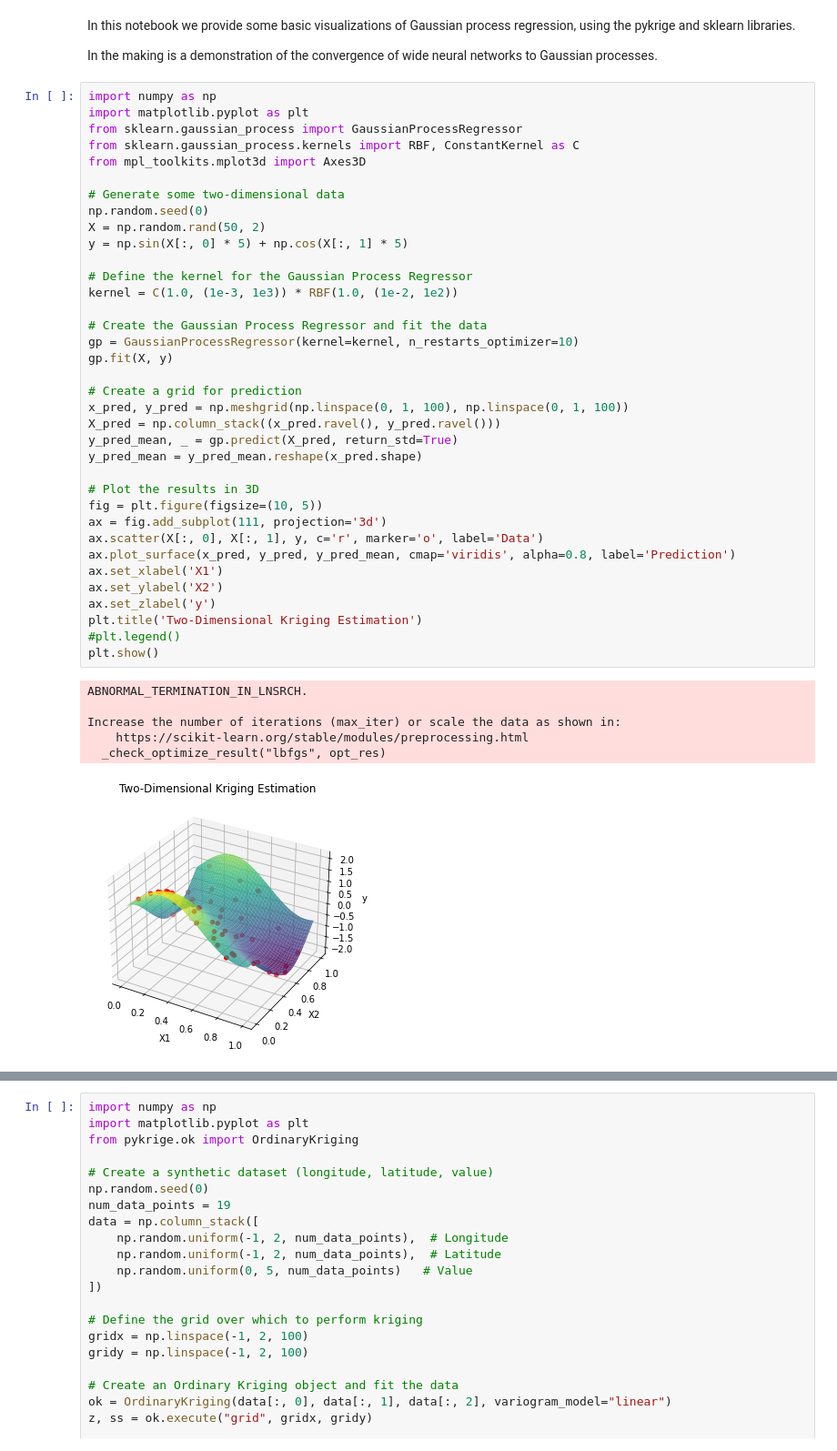
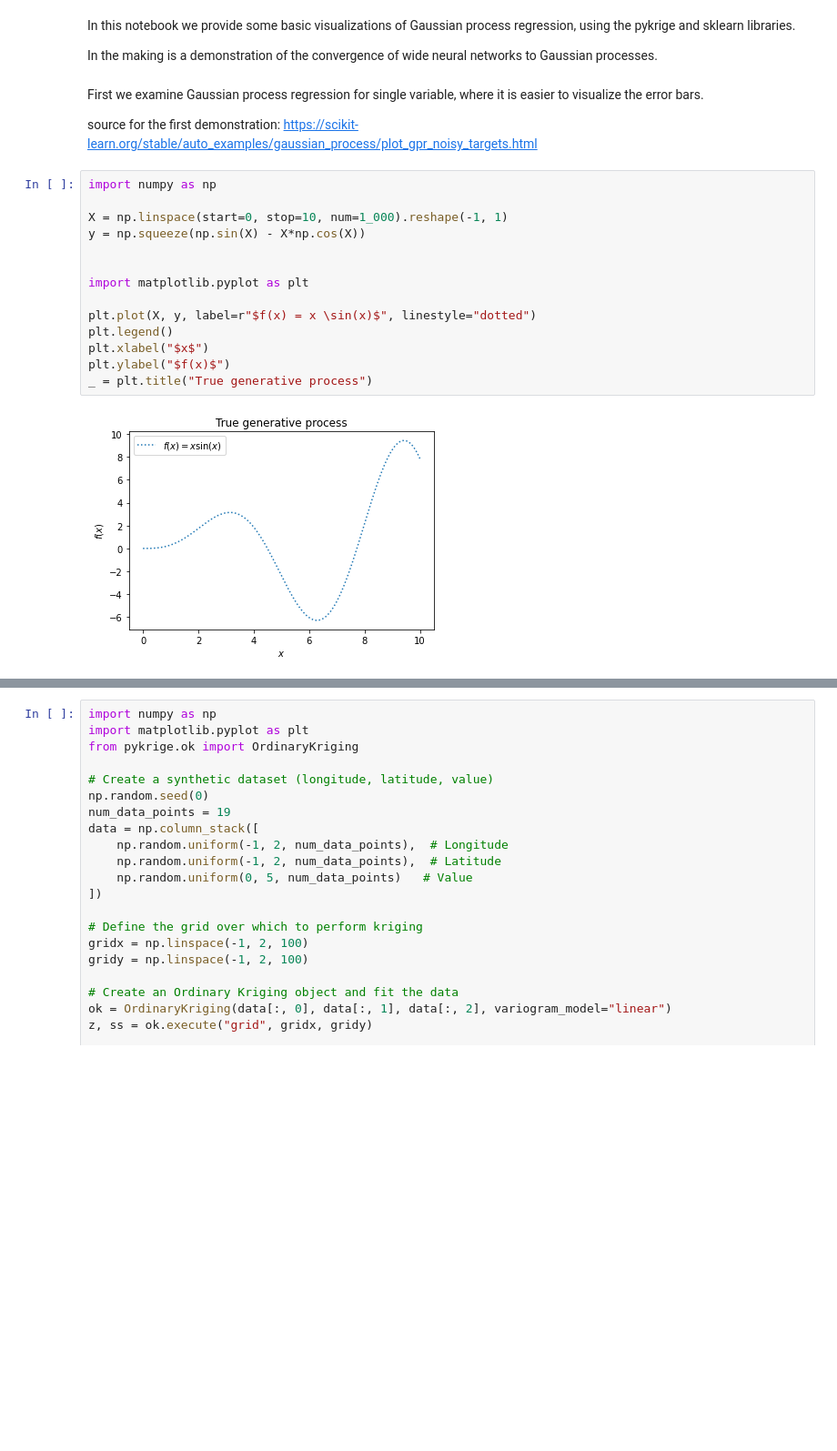
Before and after one commit to njbergam/regression-on-ice-LectureNotes, a Jupyter notebook: 3-gaussian.ipynb, the cells around one changed output, grey strips where cells are left out. Shown at 91% size. Saved outputs shown, nothing was run; the diff lists cells and outputs as text; blank space fills up the shorter version.

Commit message:
updated the gaussians notebook

```diff
--- a/3-gaussian.ipynb
+++ b/3-gaussian.ipynb
@@ -2,46 +2,23 @@
 In this notebook we provide some basic visualizations of Gaussian process regression, using the pykrige and sklearn libraries.
 
 In the making is a demonstration of the convergence of wide neural networks to Gaussian processes.
-# %%
-import numpy as np
-import matplotlib.pyplot as plt
-from sklearn.gaussian_process import GaussianProcessRegressor
-from sklearn.gaussian_process.kernels import RBF, ConstantKernel as C
-from mpl_toolkits.mplot3d import Axes3D
-
-# Generate some two-dimensional data
-np.random.seed(0)
-X = np.random.rand(50, 2)
-y = np.sin(X[:, 0] * 5) + np.cos(X[:, 1] * 5)
-
-# Define the kernel for the Gaussian Process Regressor
-kernel = C(1.0, (1e-3, 1e3)) * RBF(1.0, (1e-2, 1e2))
-
-# Create the Gaussian Process Regressor and fit the data
-gp = GaussianProcessRegressor(kernel=kernel, n_restarts_optimizer=10)
-gp.fit(X, y)
-
-# Create a grid for prediction
-x_pred, y_pred = np.meshgrid(np.linspace(0, 1, 100), np.linspace(0, 1, 100))
-X_pred = np.column_stack((x_pred.ravel(), y_pred.ravel()))
-y_pred_mean, _ = gp.predict(X_pred, return_std=True)
-y_pred_mean = y_pred_mean.reshape(x_pred.shape)
-
-# Plot the results in 3D
-fig = plt.figure(figsize=(10, 5))
-ax = fig.add_subplot(111, projection='3d')
-ax.scatter(X[:, 0], X[:, 1], y, c='r', marker='o', label='Data')
-ax.plot_surface(x_pred, y_pred, y_pred_mean, cmap='viridis', alpha=0.8, label='Prediction')
-ax.set_xlabel('X1')
-ax.set_ylabel('X2')
-ax.set_zlabel('y')
-plt.title('Two-Dimensional Kriging Estimation')
-#plt.legend()
-plt.show()
-# %% [output]
-ABNORMAL_TERMINATION_IN_LNSRCH.
-
-Increase the number of iterations (max_iter) or scale the data as shown in:
-    https://scikit-learn.org/stable/modules/preprocessing.html
-  _check_optimize_result("lbfgs", opt_res)
-[figure, removed]
+# %% [markdown]
+First we examine Gaussian process regression for single variable, where it is easier to visualize the error bars.
+
+source for the first demonstration: https://scikit-learn.org/stable/auto_examples/gaussian_process/plot_gpr_noisy_targets.html
+# %%
+import numpy as np
+
+X = np.linspace(start=0, stop=10, num=1_000).reshape(-1, 1)
+y = np.squeeze(np.sin(X) - X*np.cos(X))
+
+
+import matplotlib.pyplot as plt
+
+plt.plot(X, y, label=r"$f(x) = x \sin(x)$", linestyle="dotted")
+plt.legend()
+plt.xlabel("$x$")
+plt.ylabel("$f(x)$")
+_ = plt.title("True generative process")
+# %% [output]
+[figure, added]
```
Also changed, not shown: parts of 4 cells of this notebook, 1 other file.
